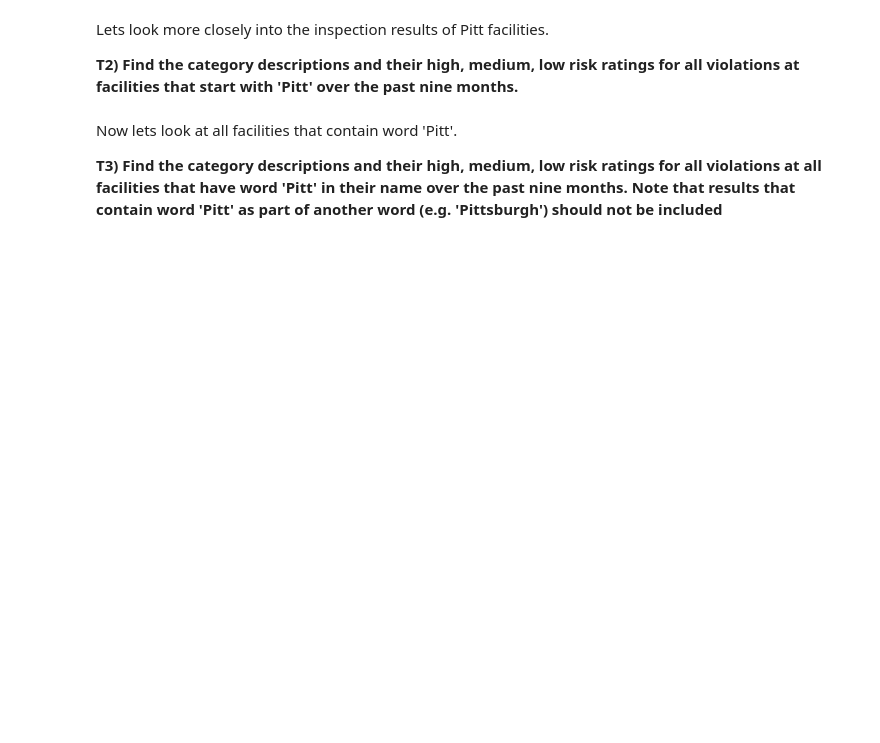
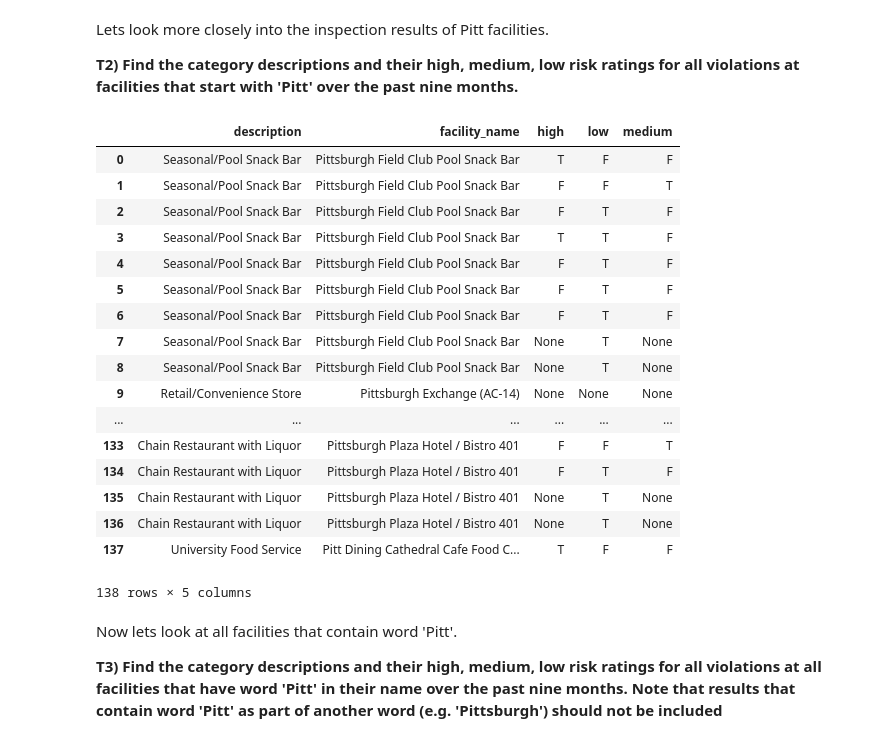
Before and after one commit to paige080298/DataScience_SQL_via_DataAPI, a Jupyter notebook: rec04.ipynb, the cells around one changed output. Cells and saved outputs as stored; diff of their text form; code cells hidden in the pictures; blank space fills up the shorter version.

```diff
--- a/rec04.ipynb
+++ b/rec04.ipynb
@@ -81,3 +127,18 @@ df
 ### Tasks
 
 __T1) Find top 30 restaurants in Pittsburgh with maximum number of violations.__
+# %%
+query = """
+SELECT "facility_name", COUNT("_id")
+FROM "{}"
+WHERE "inspect_dt" >= '{}' AND "city" = '{}'
+GROUP BY "facility_name"
+ORDER BY COUNT("encounter") DESC
+""".format(resource_id, start_str, "Pittsburgh")
+
+
+response = requests.get(wprdc_api_endpoint, {'sql': query})
+
+df = pd.DataFrame.from_dict(json.loads(response.text)['result']['records'])
+
+df[0:30]
@@ -85,6 +164,38 @@ __T1) Find top 30 restaurants in Pittsburgh with maximum number of violations.__
 Lets look more closely into the inspection results of Pitt facilities.
 
 __T2) Find the category descriptions and their high, medium, low risk ratings for all violations at facilities that start with 'Pitt' over the past nine months.__
+# %%
+query = """
+SELECT "facility_name", "description", "low", "medium", "high"
+FROM "{}"
+WHERE "inspect_dt" >= '{}' AND "city" = '{}' AND "facility_name" LIKE 'Pitt%'
+""".format(resource_id, start_str, "Pittsburgh")
+
+
+response = requests.get(wprdc_api_endpoint, {'sql': query})
+
+df = pd.DataFrame.from_dict(json.loads(response.text)['result']['records'])
+
+df
+# %% [output]
+|  | description | facility_name | high | low | medium |
+| 0 | Seasonal/Pool Snack Bar | Pittsburgh Field Club Pool Snack Bar | T | F | F |
+| 1 | Seasonal/Pool Snack Bar | Pittsburgh Field Club Pool Snack Bar | F | F | T |
+| 2 | Seasonal/Pool Snack Bar | Pittsburgh Field Club Pool Snack Bar | F | T | F |
+| 3 | Seasonal/Pool Snack Bar | Pittsburgh Field Club Pool Snack Bar | T | T | F |
+| 4 | Seasonal/Pool Snack Bar | Pittsburgh Field Club Pool Snack Bar | F | T | F |
+| 5 | Seasonal/Pool Snack Bar | Pittsburgh Field Club Pool Snack Bar | F | T | F |
+| 6 | Seasonal/Pool Snack Bar | Pittsburgh Field Club Pool Snack Bar | F | T | F |
+| 7 | Seasonal/Pool Snack Bar | Pittsburgh Field Club Pool Snack Bar | None | T | None |
+| 8 | Seasonal/Pool Snack Bar | Pittsburgh Field Club Pool Snack Bar | None | T | None |
+| 9 | Retail/Convenience Store | Pittsburgh Exchange (AC-14) | None | None | None |
+| ... | ... | ... | ... | ... | ... |
+| 133 | Chain Restaurant with Liquor | Pittsburgh Plaza Hotel / Bistro 401 | F | F | T |
+| 134 | Chain Restaurant with Liquor | Pittsburgh Plaza Hotel / Bistro 401 | F | T | F |
+| 135 | Chain Restaurant with Liquor | Pittsburgh Plaza Hotel / Bistro 401 | None | T | None |
+| 136 | Chain Restaurant with Liquor | Pittsburgh Plaza Hotel / Bistro 401 | None | T | None |
+| 137 | University Food Service | Pitt Dining Cathedral Cafe Food C... | T | F | F |
+138 rows × 5 columns
 # %% [markdown]
 Now lets look at all facilities that contain word 'Pitt'.
 
```
Also changed, not shown: parts of 7 cells of this notebook.
